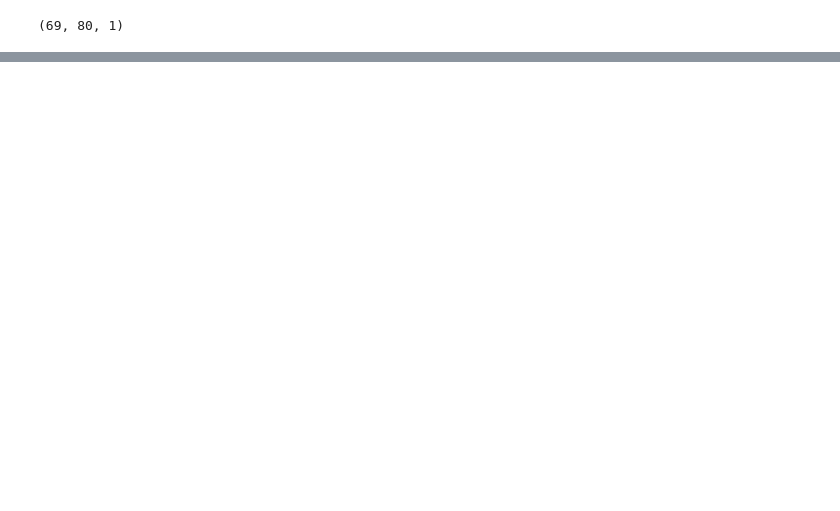
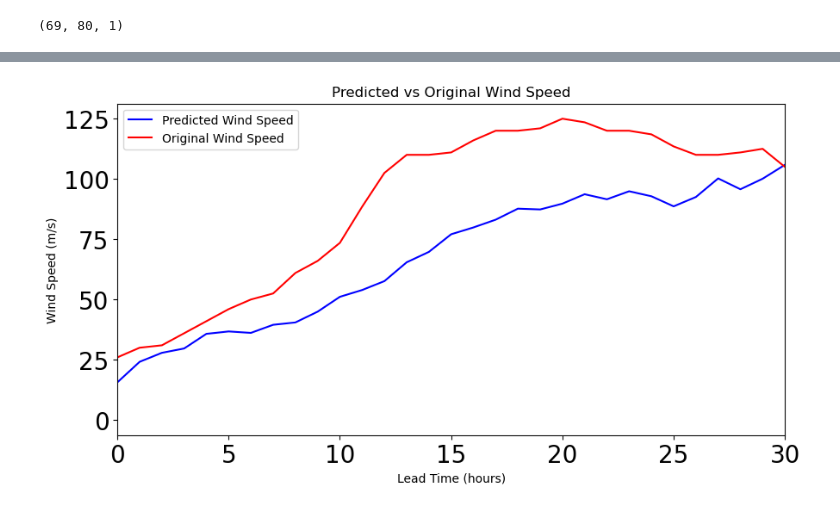
Before and after one commit to ProjectPythia/ml-hurricane-intensity, a Jupyter notebook: test_folder/preprocess_pilot.ipynb, the cells around one changed output, grey strips where cells are left out. Saved outputs shown, nothing was run; the diff lists cells and outputs as text; code cells hidden in the pictures; blank space fills up the shorter version.

```diff
--- a/test_folder/preprocess_pilot.ipynb
+++ b/test_folder/preprocess_pilot.ipynb
@@ -400,2 +505,20 @@ array([[[[[-3.77186966e+00, -5.73202515e+00,  4.97529982e-07, ...,
+# %%
+#x_train, x_test, y_train, y_test = train_test_split(x_data_ordered, y_data, test_size=0.2, random_state=1)
+
+
+
+test_size = 0.2
+
+
+x_train, x_test, y_train, y_test = train_test_split(x_data_ordered, y_data, test_size=test_size, random_state=1)
+
+
+x_train_final = x_train.values
+
+x_test_final = x_test.values
+
+y_train_final = y_train.values
+
+y_test_final = y_test.values
 # %%
 # scaling the data
@@ -467,5 +600,5 @@ Model: "sequential"
 # %%
 model.compile(optimizer='adam', metrics=['mae'] , loss=masked_mse)
 # %%
-model.fit(x_train_scaled, y_train, epochs=10, batch_size=32, validation_split=0.2)
+model.fit(x_train_scaled, y_train_scaled, epochs=100, batch_size=32, validation_split=0.2)
 # %% [output]
@@ -496,0 +644,11 @@ predict_x = model.predict(x_test_scaled)
+# %%
+predict_x_invert_scaled = y_test_scaler.inverse_transform(predict_x.reshape(-1,1)).reshape(predict_x.shape)
+
+predict_x_invert_xr = xr.DataArray(predict_x_invert_scaled,
+                                   dims=['id', 'lead', 'target'],
+                                   coords={'id': x_test['id'].values,
+                                           'lead': x_test['lead'].values,
+                                           'target': ['target']})
+
+
+predict_x_invert_xr
@@ -496,0 +744,15 @@ predict_x = model.predict(x_test_scaled)
+# %%
+test_predict = predict_x_invert_xr.isel(id=1)
+original_y = y_test.isel(id=1)
+
+fig, ax = plt.subplots(figsize=(10, 5))
+ax.plot(test_predict, label='Predicted Wind Speed (Hurricane FABIAN 2003)', color='blue')
+ax.plot(original_y, label='Original Wind Speed', color='red')
+ax.set_title('Predicted vs Original Wind Speed')
+ax.set_ylabel('Wind Speed (m/s)', fontsize=20)
+ax.set_xlabel('Lead Time (hours)', fontsize=20)
+ax.legend()
+ax.set_xlim(0,30)
+ax.tick_params(axis='both', which='major', labelsize=20)
+# %% [output]
+[figure, added]
```
Also changed, not shown: parts of 31 cells of this notebook, 2 other files.
